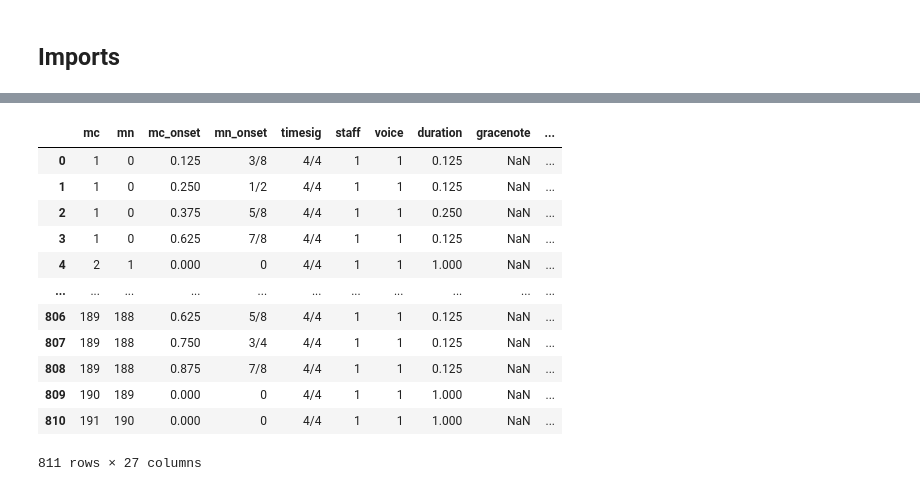
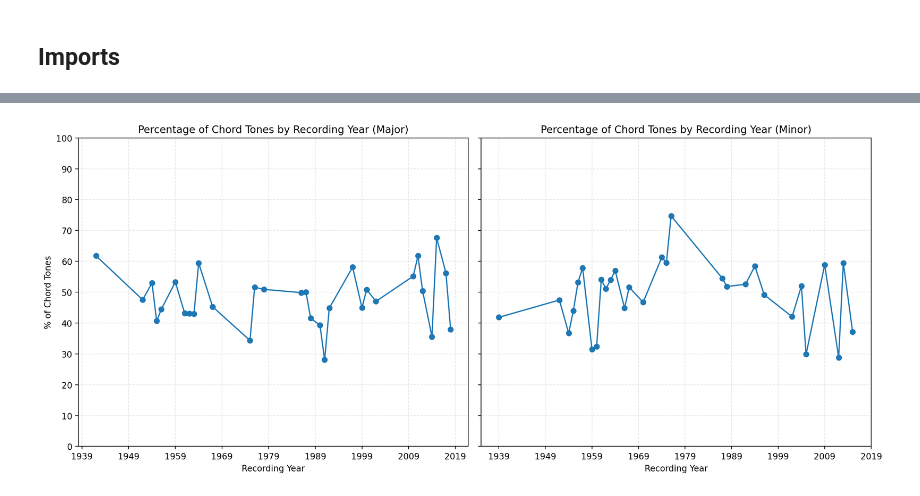
Before and after one commit to 1chenjes1/EPFL_DCML_2025, a Jupyter notebook: Notebooks/3 - Dissonance.ipynb, the cells around one changed output, grey strips where cells are left out. Saved outputs shown, nothing was run; the diff lists cells and outputs as text; code cells hidden in the pictures.

```diff
--- a/Notebooks/3 - Dissonance.ipynb
+++ b/Notebooks/3 - Dissonance.ipynb
@@ -116,23 +277,61 @@ def in_ILS(note_name, ils_list):
     n = m21.note.Note(note_name)
 
     if n.name in ils_list:
-        return True
+        return 1
     else:
-        return False
+        return 0
 
-notes['in_ILS?'] = notes.apply(lambda row: in_ILS(row['note'], row['ILS']), axis=1)
-notes
+
+major_notes['in_ILS?'] = major_notes.apply(lambda row: in_ILS(row['note'], row['ILS']), axis=1)
+minor_notes['in_ILS?'] = minor_notes.apply(lambda row: in_ILS(row['note'], row['ILS']), axis=1)
-# %% [output]
-|  | mc | mn | mc_onset | mn_onset | timesig | staff | voice | duration | gracenote | ... |
-| 0 | 1 | 0 | 0.125 | 3/8 | 4/4 | 1 | 1 | 0.125 | NaN | ... |
-| 1 | 1 | 0 | 0.250 | 1/2 | 4/4 | 1 | 1 | 0.125 | NaN | ... |
-| 2 | 1 | 0 | 0.375 | 5/8 | 4/4 | 1 | 1 | 0.250 | NaN | ... |
-| 3 | 1 | 0 | 0.625 | 7/8 | 4/4 | 1 | 1 | 0.125 | NaN | ... |
-| 4 | 2 | 1 | 0.000 | 0 | 4/4 | 1 | 1 | 1.000 | NaN | ... |
-| ... | ... | ... | ... | ... | ... | ... | ... | ... | ... | ... |
-| 806 | 189 | 188 | 0.625 | 5/8 | 4/4 | 1 | 1 | 0.125 | NaN | ... |
-| 807 | 189 | 188 | 0.750 | 3/4 | 4/4 | 1 | 1 | 0.125 | NaN | ... |
-| 808 | 189 | 188 | 0.875 | 7/8 | 4/4 | 1 | 1 | 0.125 | NaN | ... |
-| 809 | 190 | 189 | 0.000 | 0 | 4/4 | 1 | 1 | 1.000 | NaN | ... |
-| 810 | 191 | 190 | 0.000 | 0 | 4/4 | 1 | 1 | 1.000 | NaN | ... |
-811 rows × 27 columns
+# %%
+major_notes_counts = major_notes.groupby('recording_year', as_index=False)[['in_ILS?']].sum()
+major_total_notes = major_notes.groupby('recording_year').size().reset_index(name='total_notes')
+major_notes_counts = major_notes_counts.merge(major_total_notes, on='recording_year', how='left')
+major_notes_counts['percentage'] = 100 * major_notes_counts['in_ILS?'] / major_notes_counts['total_notes']
+
+minor_notes_counts = minor_notes.groupby('recording_year', as_index=False)[['in_ILS?']].sum()
+minor_total_notes = minor_notes.groupby('recording_year').size().reset_index(name='total_notes')
+minor_notes_counts = minor_notes_counts.merge(minor_total_notes, on='recording_year', how='left')
+minor_notes_counts['percentage'] = 100* minor_notes_counts['in_ILS?'] / minor_notes_counts['total_notes']
+# %%
+major_notes_counts['recording_year'] = pd.to_numeric(major_notes_counts['recording_year'], errors='coerce')
+minor_notes_counts['recording_year'] = pd.to_numeric(minor_notes_counts['recording_year'], errors='coerce')
+major_notes_counts = major_notes_counts.dropna(subset = ['recording_year'])
+minor_notes_counts = minor_notes_counts.dropna(subset = ['recording_year'])
+# Find combined min and max year to keep axes consistent
+min_year = min(ILC_major['recording_year'].min(), ILC_minor['recording_year'].min())
+max_year = max(ILC_major['recording_year'].max(), ILC_minor['recording_year'].max())
+
+ticks = np.arange(min_year, max_year + 10, 10)
+
+artists = np.unique(np.concatenate([ILC_major['artist'].unique(), ILC_minor['artist'].unique()]))
+colors = plt.cm.tab10.colors
+
+fig, axes = plt.subplots(1, 2, figsize=(14, 6), sharey=True)
+
+# Plot major help
+
+axes[0].plot(major_notes_counts['recording_year'], major_notes_counts['percentage'], marker = 'o')
+
+axes[0].set_title('Percentage of Chord Tones by Recording Year (Major)')
+axes[0].set_xlabel('Recording Year')
+axes[0].set_ylabel('% of Chord Tones')
+axes[0].set_yticks(np.arange(0,100+10, 10))
+axes[0].set_xticks(ticks)
+axes[0].grid(True, linestyle='--', alpha=0.3)
+
+# Plot minor
+axes[1].plot(minor_notes_counts['recording_year'], minor_notes_counts['percentage'], marker = 'o')
+axes[1].set_title('Percentage of Chord Tones by Recording Year (Minor)')
+axes[1].set_xlabel('Recording Year')
+axes[1].set_xticks(ticks)
+axes[1].set_yticks(np.arange(0,100+10, 10))
+axes[1].grid(True, linestyle='--', alpha=0.3)
+
+
+plt.tight_layout()
+plt.savefig(f"../Results/PercentageChordTones")
+plt.show()
+# %% [output]
+[figure, added]
```
Also changed, not shown: parts of 19 cells of this notebook, 12 other files.
